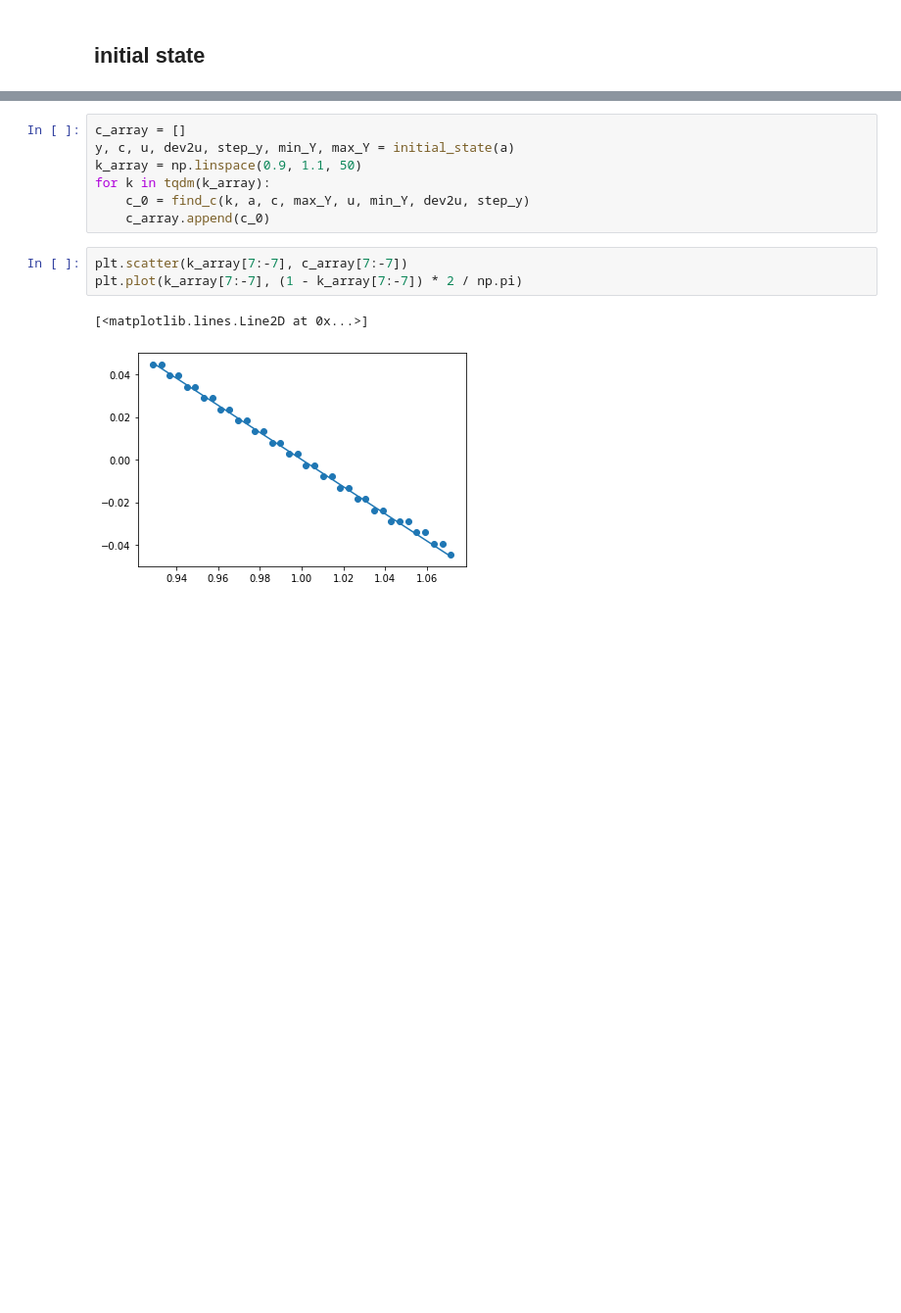
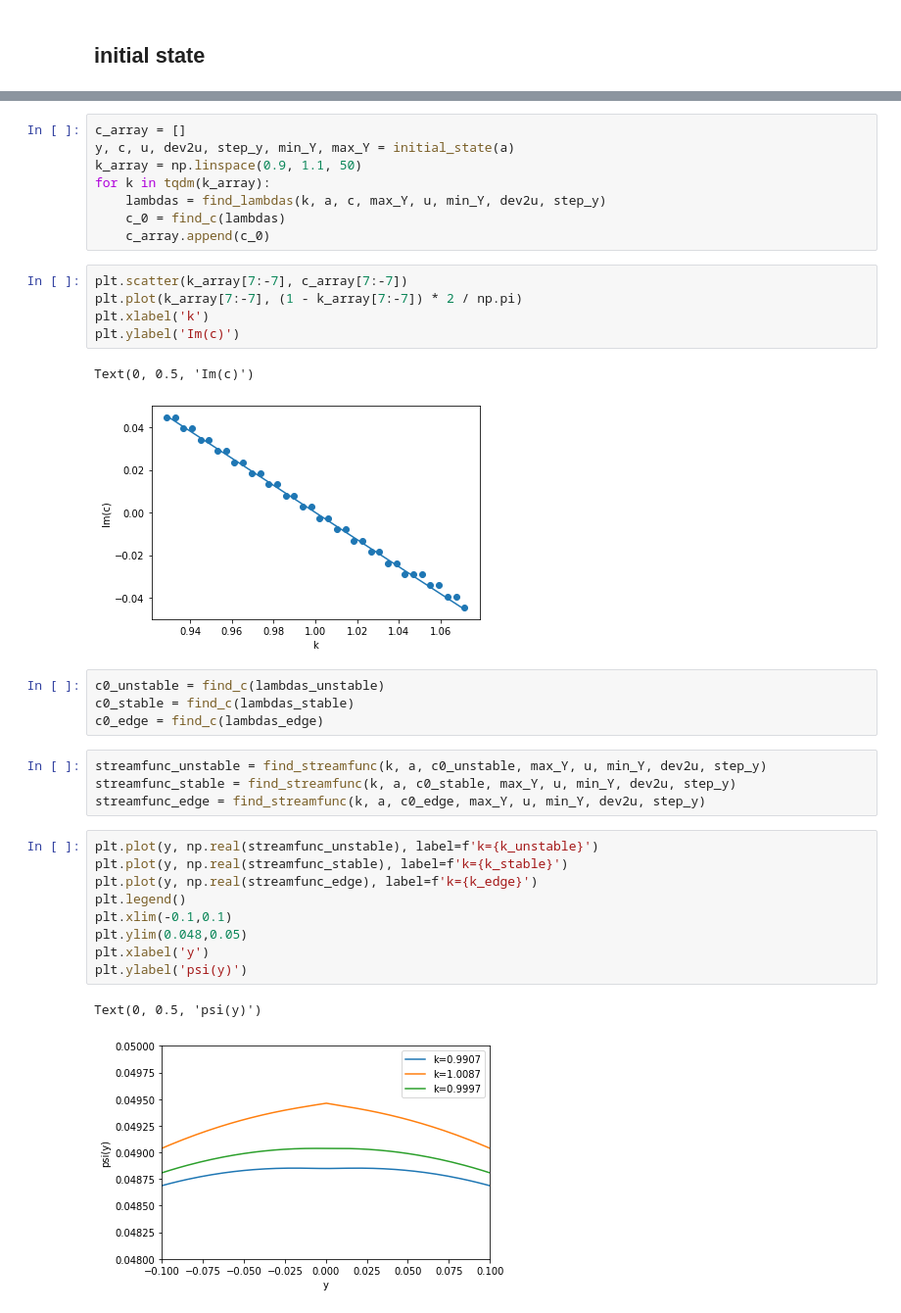
Before and after one commit to olgaborodina/damped_perturbations, a Jupyter notebook: Rayleigh_equation_streamfunction.ipynb, the cells around one changed output, grey strips where cells are left out. Shown: that part at 98% size. Cells and saved outputs as stored; diff of their text form; blank space fills up the shorter version.

```diff
--- a/Rayleigh_equation_streamfunction.ipynb
+++ b/Rayleigh_equation_streamfunction.ipynb
@@ -100,11 +106,34 @@ c_array = []
 y, c, u, dev2u, step_y, min_Y, max_Y = initial_state(a)
 k_array = np.linspace(0.9, 1.1, 50)
 for k in tqdm(k_array):
-    c_0 = find_c(k, a, c, max_Y, u, min_Y, dev2u, step_y)
+    lambdas = find_lambdas(k, a, c, max_Y, u, min_Y, dev2u, step_y)
+    c_0 = find_c(lambdas)
     c_array.append(c_0)
 # %%
 plt.scatter(k_array[7:-7], c_array[7:-7])
 plt.plot(k_array[7:-7], (1 - k_array[7:-7]) * 2 / np.pi)
+plt.xlabel('k')
+plt.ylabel('Im(c)')
 # %% [output]
-[<matplotlib.lines.Line2D at 0x...>]
+Text(0, 0.5, 'Im(c)')
-[figure, old version]
+[figure, new version]
+# %%
+c0_unstable = find_c(lambdas_unstable)
+c0_stable = find_c(lambdas_stable)
+c0_edge = find_c(lambdas_edge)
+# %%
+streamfunc_unstable = find_streamfunc(k, a, c0_unstable, max_Y, u, min_Y, dev2u, step_y)
+streamfunc_stable = find_streamfunc(k, a, c0_stable, max_Y, u, min_Y, dev2u, step_y)
+streamfunc_edge = find_streamfunc(k, a, c0_edge, max_Y, u, min_Y, dev2u, step_y)
+# %%
+plt.plot(y, np.real(streamfunc_unstable), label=f'k={k_unstable}')
+plt.plot(y, np.real(streamfunc_stable), label=f'k={k_stable}')
+plt.plot(y, np.real(streamfunc_edge), label=f'k={k_edge}')
+plt.legend()
+plt.xlim(-0.1,0.1)
+plt.ylim(0.048,0.05)
+plt.xlabel('y')
+plt.ylabel('psi(y)')
+# %% [output]
+Text(0, 0.5, 'psi(y)')
+[figure, added]
```
Also changed, not shown: parts of 9 cells of this notebook.
